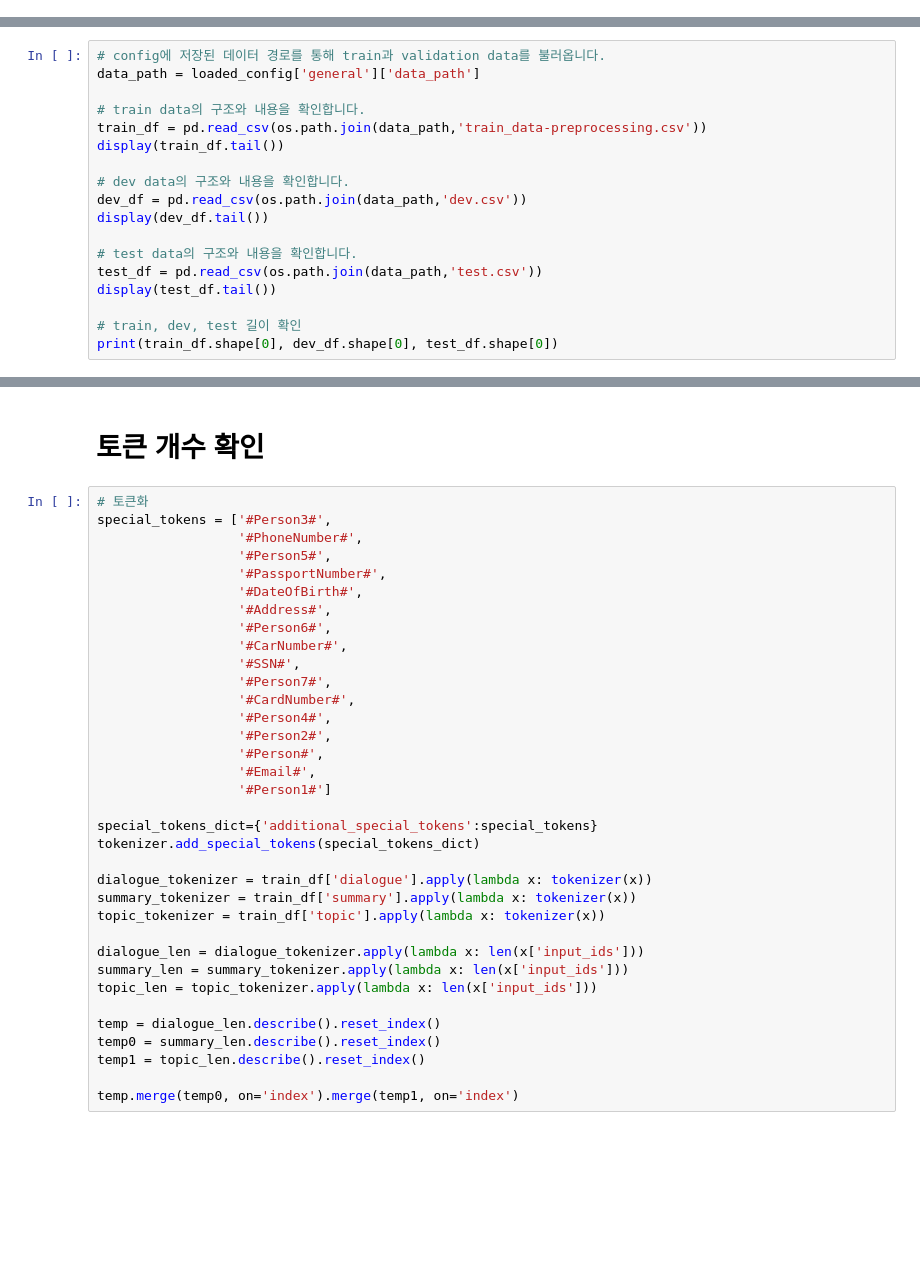
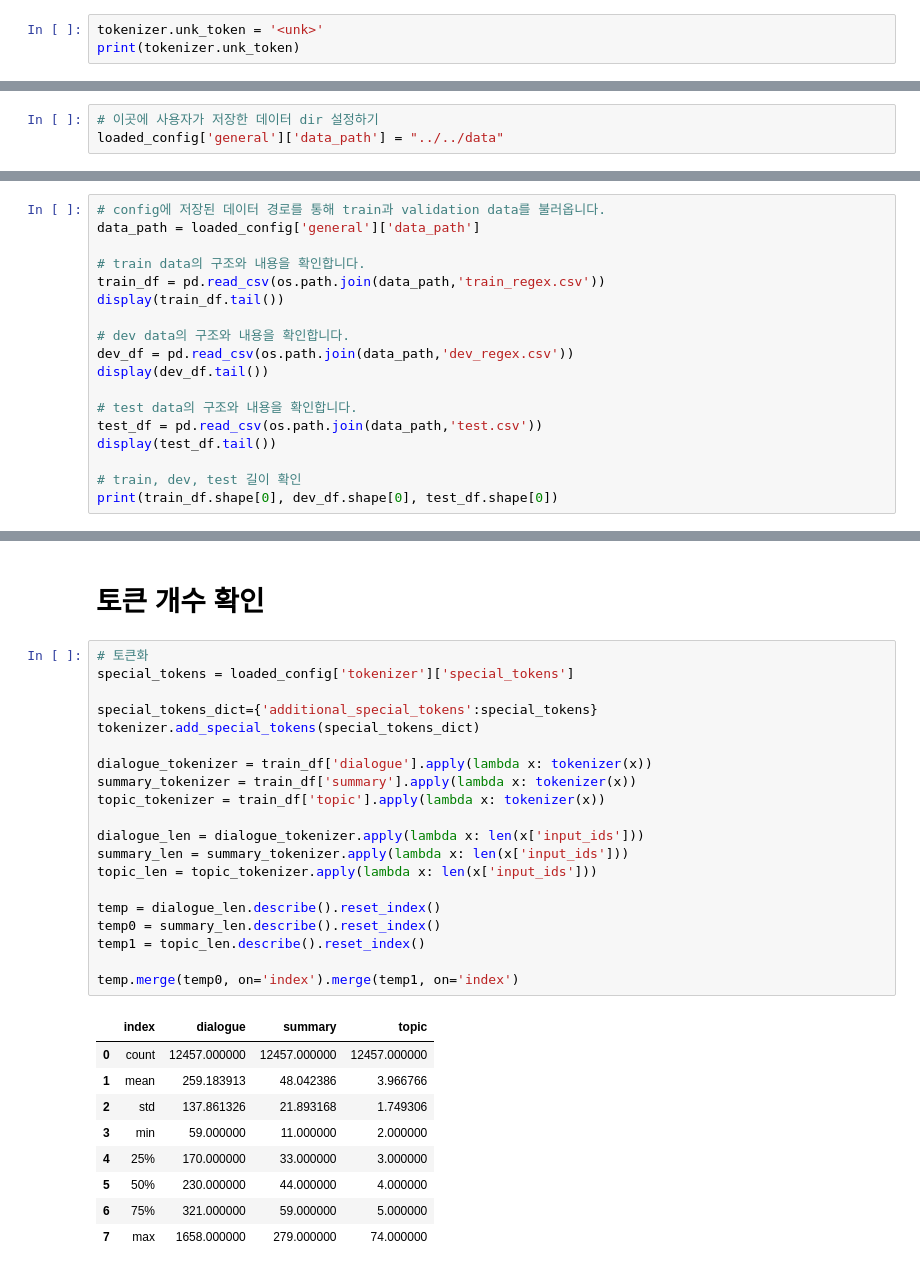
Before and after one commit to UpstageAILab2/upstage-nlp-summarization-nlp-06, a Jupyter notebook: HJM/DB/data-preprocessing/token_check.ipynb, the cells around one changed output, grey strips where cells are left out. Cells and saved outputs as stored; diff of their text form; blank space fills up the shorter version.

Commit message:
feat: Update config

```diff
--- a/HJM/DB/data-preprocessing/token_check.ipynb
+++ b/HJM/DB/data-preprocessing/token_check.ipynb
@@ -47,0 +59,3 @@ tokenizer = T5TokenizerFast.from_pretrained(model_dir)
+# %%
+tokenizer.unk_token = '<unk>'
+print(tokenizer.unk_token)
@@ -119,6 +137,9 @@ config_path = "./config.yaml"
 
 with open(config_path, "r") as file:
     loaded_config = yaml.safe_load(file)
+# %%
+# 이곳에 사용자가 저장한 데이터 dir 설정하기
+loaded_config['general']['data_path'] = "../../data"
 # %% [markdown]
 실험에서 쓰일 데이터를 load하여 데이터의 구조와 내용을 살펴보겠습니다.
 
@@ -128,11 +149,11 @@ Train, dev, test 순서대로 12457, 499, 250개 씩 데이터가 구성되어
 data_path = loaded_config['general']['data_path']
 
 # train data의 구조와 내용을 확인합니다.
-train_df = pd.read_csv(os.path.join(data_path,'train_data-preprocessing.csv'))
+train_df = pd.read_csv(os.path.join(data_path,'train_regex.csv'))
 display(train_df.tail())
 
 # dev data의 구조와 내용을 확인합니다.
-dev_df = pd.read_csv(os.path.join(data_path,'dev.csv'))
+dev_df = pd.read_csv(os.path.join(data_path,'dev_regex.csv'))
 display(dev_df.tail())
 
 # test data의 구조와 내용을 확인합니다.
@@ -145,39 +186,34 @@ print(train_df.shape[0], dev_df.shape[0], test_df.shape[0])
 # 토큰 개수 확인
 # %%
 # 토큰화
-special_tokens = ['#Person3#',
-                  '#PhoneNumber#',
-                  '#Person5#',
-                  '#PassportNumber#',
-                  '#DateOfBirth#',
-                  '#Address#',
-                  '#Person6#',
-                  '#CarNumber#',
-                  '#SSN#',
-                  '#Person7#',
-                  '#CardNumber#',
-                  '#Person4#',
-                  '#Person2#',
-                  '#Person#',
-                  '#Email#',
-                  '#Person1#']
+special_tokens = loaded_config['tokenizer']['special_tokens']
 
 special_tokens_dict={'additional_special_tokens':special_tokens}
 tokenizer.add_special_tokens(special_tokens_dict)
 
 dialogue_tokenizer = train_df['dialogue'].apply(lambda x: tokenizer(x))
 summary_tokenizer = train_df['summary'].apply(lambda x: tokenizer(x))
 topic_tokenizer = train_df['topic'].apply(lambda x: tokenizer(x))
 
 dialogue_len = dialogue_tokenizer.apply(lambda x: len(x['input_ids']))
 summary_len = summary_tokenizer.apply(lambda x: len(x['input_ids']))
 topic_len = topic_tokenizer.apply(lambda x: len(x['input_ids']))
 
 temp = dialogue_len.describe().reset_index()
 temp0 = summary_len.describe().reset_index()
 temp1 = topic_len.describe().reset_index()
 
 temp.merge(temp0, on='index').merge(temp1, on='index')
+# %% [output]
+|  | index | dialogue | summary | topic |
+| 0 | count | 12457.000000 | 12457.000000 | 12457.000000 |
+| 1 | mean | 259.183913 | 48.042386 | 3.966766 |
+| 2 | std | 137.861326 | 21.893168 | 1.749306 |
+| 3 | min | 59.000000 | 11.000000 | 2.000000 |
+| 4 | 25% | 170.000000 | 33.000000 | 3.000000 |
+| 5 | 50% | 230.000000 | 44.000000 | 4.000000 |
+| 6 | 75% | 321.000000 | 59.000000 | 5.000000 |
+| 7 | max | 1658.000000 | 279.000000 | 74.000000 |
 # %%
 # scatter plot으로 분포 확인
 plt.figure(figsize=(18, 4))
```
Also changed, not shown: parts of 7 cells of this notebook.
